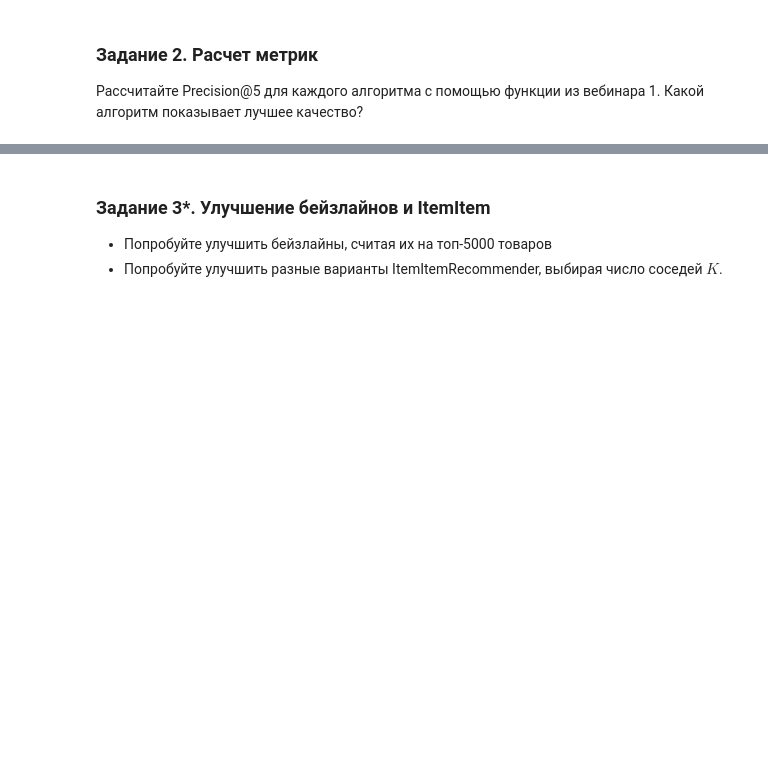
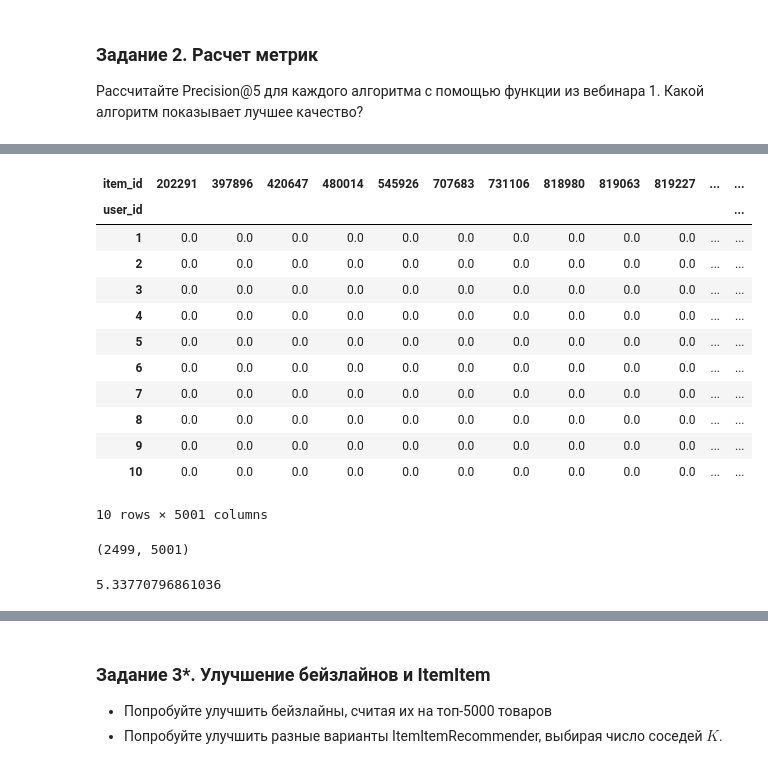
Before and after one commit to olightnn/geekbrains, a Jupyter notebook: RecSys/hw_webinar_2.ipynb, the cells around one changed output, grey strips where cells are left out. Saved outputs shown, nothing was run; the diff lists cells and outputs as text; code cells hidden in the pictures; blank space fills up the shorter version.

```diff
--- a/RecSys/hw_webinar_2.ipynb
+++ b/RecSys/hw_webinar_2.ipynb
@@ -88,0 +139,5 @@ result.head()
+# %%
+popularity = data_train.groupby('item_id')['quantity'].sum().reset_index()
+popularity.rename(columns={'quantity': 'n_sold'}, inplace=True)
+
+popularity.head()
@@ -88,0 +151,7 @@ result.head()
+# %%
+top_5000 = popularity.sort_values('n_sold', ascending=False).head(5000).item_id.tolist()
+# %%
+# Заведем фиктивный item_id (если юзер покупал товары из топ-5000, то он "купил" такой товар)
+data_train = data_train.copy()
+data_train.loc[~data_train['item_id'].isin(top_5000), 'item_id'] = 999999
+data_train.head(100)
@@ -88,0 +172,37 @@ result.head()
+# %%
+user_item_matrix = pd.pivot_table(data_train,
+                                  index='user_id', columns='item_id',
+                                  values='quantity',
+                                  aggfunc='count',
+                                  fill_value=0
+                                 )
+
+user_item_matrix[user_item_matrix > 0] = 1 # так как в итоге хотим предсказать
+user_item_matrix = user_item_matrix.astype(float) # необходимый тип матрицы для implicit
+
+# переведем в формат sparse matrix
+sparse_user_item = csr_matrix(user_item_matrix).tocsr()
+
+user_item_matrix.head(10)
+# %% [output]
+| item_id | 202291 | 397896 | 420647 | 480014 | 545926 | 707683 | 731106 | 818980 | 819063 | 819227 | ... | ... |
+| user_id |  |  |  |  |  |  |  |  |  |  |  | ... |
+| 1 | 0.0 | 0.0 | 0.0 | 0.0 | 0.0 | 0.0 | 0.0 | 0.0 | 0.0 | 0.0 | ... | ... |
+| 2 | 0.0 | 0.0 | 0.0 | 0.0 | 0.0 | 0.0 | 0.0 | 0.0 | 0.0 | 0.0 | ... | ... |
+| 3 | 0.0 | 0.0 | 0.0 | 0.0 | 0.0 | 0.0 | 0.0 | 0.0 | 0.0 | 0.0 | ... | ... |
+| 4 | 0.0 | 0.0 | 0.0 | 0.0 | 0.0 | 0.0 | 0.0 | 0.0 | 0.0 | 0.0 | ... | ... |
+| 5 | 0.0 | 0.0 | 0.0 | 0.0 | 0.0 | 0.0 | 0.0 | 0.0 | 0.0 | 0.0 | ... | ... |
+| 6 | 0.0 | 0.0 | 0.0 | 0.0 | 0.0 | 0.0 | 0.0 | 0.0 | 0.0 | 0.0 | ... | ... |
+| 7 | 0.0 | 0.0 | 0.0 | 0.0 | 0.0 | 0.0 | 0.0 | 0.0 | 0.0 | 0.0 | ... | ... |
+| 8 | 0.0 | 0.0 | 0.0 | 0.0 | 0.0 | 0.0 | 0.0 | 0.0 | 0.0 | 0.0 | ... | ... |
+| 9 | 0.0 | 0.0 | 0.0 | 0.0 | 0.0 | 0.0 | 0.0 | 0.0 | 0.0 | 0.0 | ... | ... |
+| 10 | 0.0 | 0.0 | 0.0 | 0.0 | 0.0 | 0.0 | 0.0 | 0.0 | 0.0 | 0.0 | ... | ... |
+10 rows × 5001 columns
+# %%
+user_item_matrix.shape
+# %% [output]
+(2499, 5001)
+# %%
+user_item_matrix.sum().sum() / (user_item_matrix.shape[0] * user_item_matrix.shape[1]) * 100
+# %% [output]
+5.33770796861036
```
Also changed, not shown: parts of 45 cells of this notebook.
